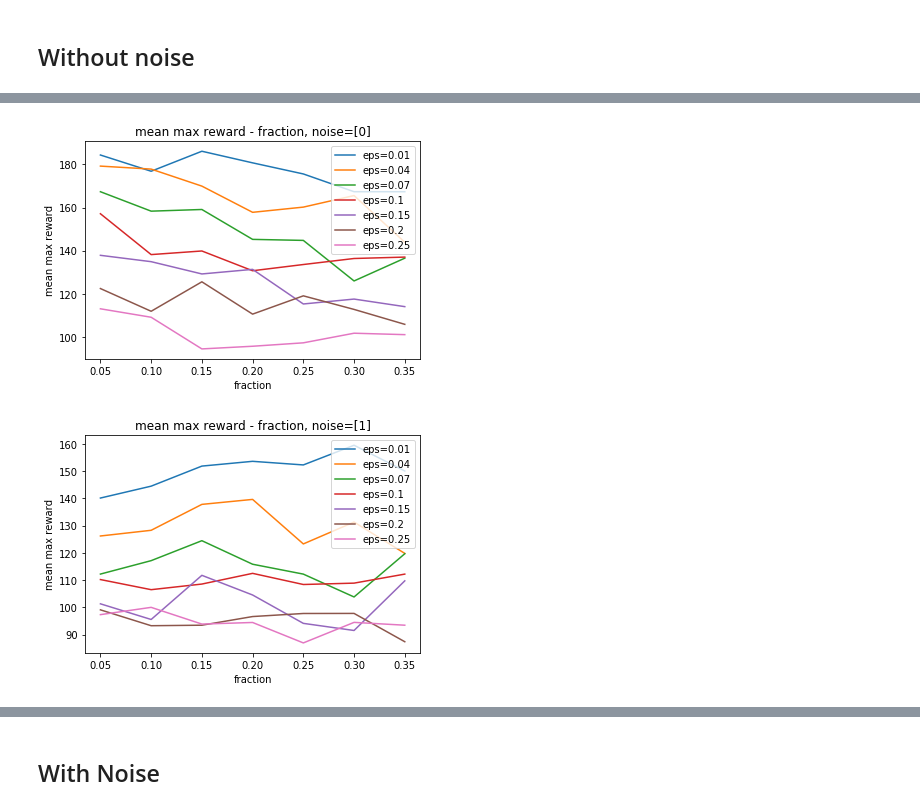
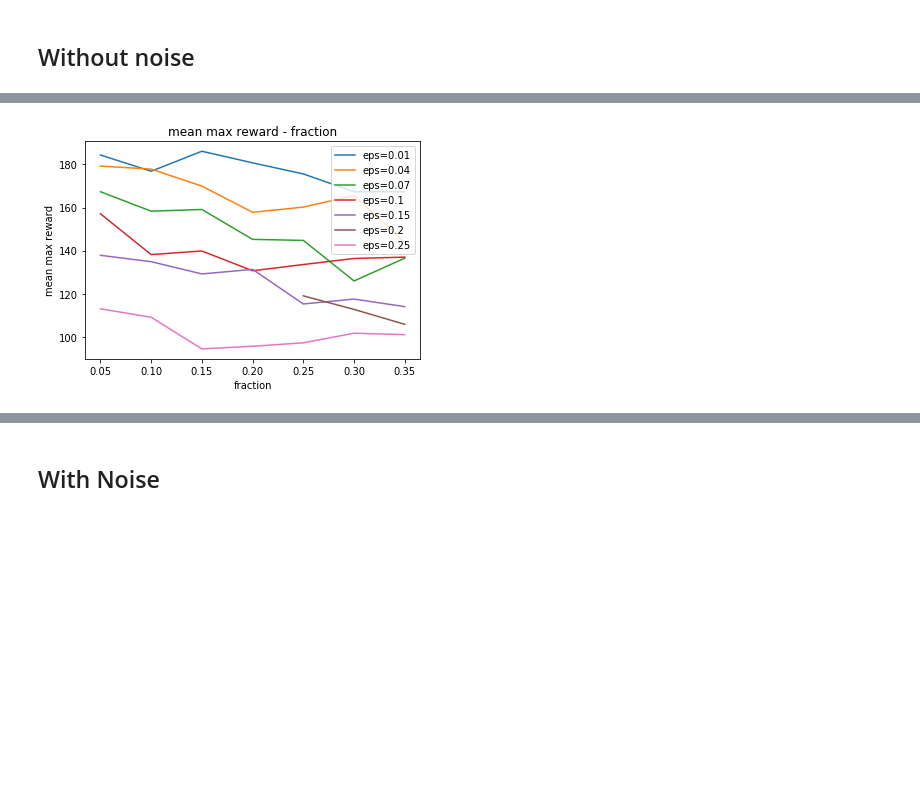
Before and after one commit to qifanz/baselines_GTL, a Jupyter notebook: baselines/deepq/plots.ipynb, the cells around one changed output, grey strips where cells are left out. Cells and saved outputs as stored; diff of their text form; code cells hidden in the pictures; blank space fills up the shorter version.

```diff
--- a/baselines/deepq/plots.ipynb
+++ b/baselines/deepq/plots.ipynb
@@ -20,6 +14,6 @@ for eps in [0.01, 0.04, 0.07, 0.1, 0.15, 0.2, 0.25]:
 # %%
 #order of labels in list 'log'
-labels=["eps","fraction","noise","mean max reward","std max reward","noise","","steps to converge",""]
+labels=["eps","fraction","mean max reward","std max reward","","","steps to converge",""]
 
 #In the order of labels, ex. possible_values[0] corresponds to values of eps
-possible_values=[[0.01, 0.04, 0.07, 0.1, 0.15, 0.2, 0.25],[0.05, 0.1, 0.15, 0.2, 0.25, 0.3, 0.35],[0,1]]
+possible_values=[[0.01, 0.04, 0.07, 0.1, 0.15, 0.2, 0.25],[0.05, 0.1, 0.15, 0.2, 0.25, 0.3, 0.35]]
@@ -128,3 +20,25 @@ def plot(data,xlabel,ylabel,zlabel=None,Filter=None):
+# %%
+def plot(xlabel,ylabel,zlabel):
+
+    plt.figure()
+    plt.ylabel(labels[ylabel])
+    plt.xlabel(labels[xlabel])
+    plt.title(labels[ylabel]+' - '+labels[xlabel])
+    # TODO: iterate the values contained in csv instead of manual inputs
+    iterating_items=possible_values[zlabel]
+    for it in iterating_items:
+        x=[]
+        y=[]
+        for i in range (0,len(log),1):
+            if abs(log[i][zlabel].astype(np.float32) - it)<0.001:
+                y.append(log[i][ylabel].astype(np.float32))
+                x.append(log[i][xlabel].astype(np.float32))
+        xs, ys = zip(*sorted(zip(x, y)))
+        plt.plot(xs, ys, label=labels[zlabel]+'='+str(it))
+    plt.legend(loc='best')
+    plt.savefig(os.path.join('./log', labels[xlabel]+'_'+labels[ylabel]+'_'+labels[zlabel]+'.png'))
+    plt.show()
+    plt.close()
 # %% [markdown]
 ## Without noise
 # %%
@@ -185,7 +74,5 @@ not found
 # %%
 # For each eps, plot the evolution of reward according to fraction
-plot(data,1,3,0,Filter={2:[0]})
-plot(data,1,3,0,Filter={2:[1]})
+plot(1,2,0)
 # %% [output]
-[figure, old version]
+[figure, new version]
-[figure, removed]
```
Also changed, not shown: parts of 11 cells of this notebook, 3 other files.
